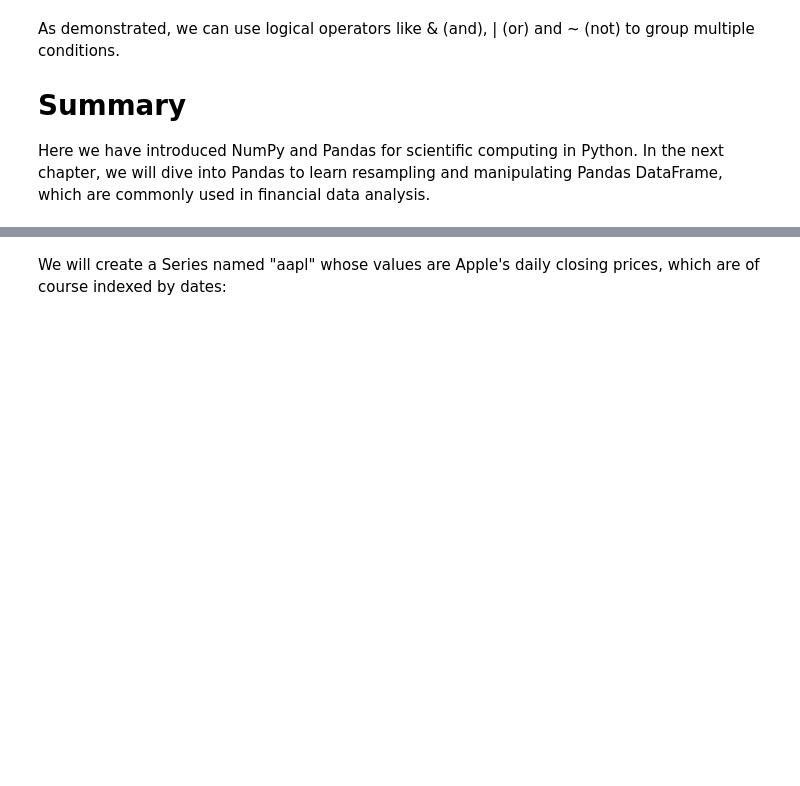
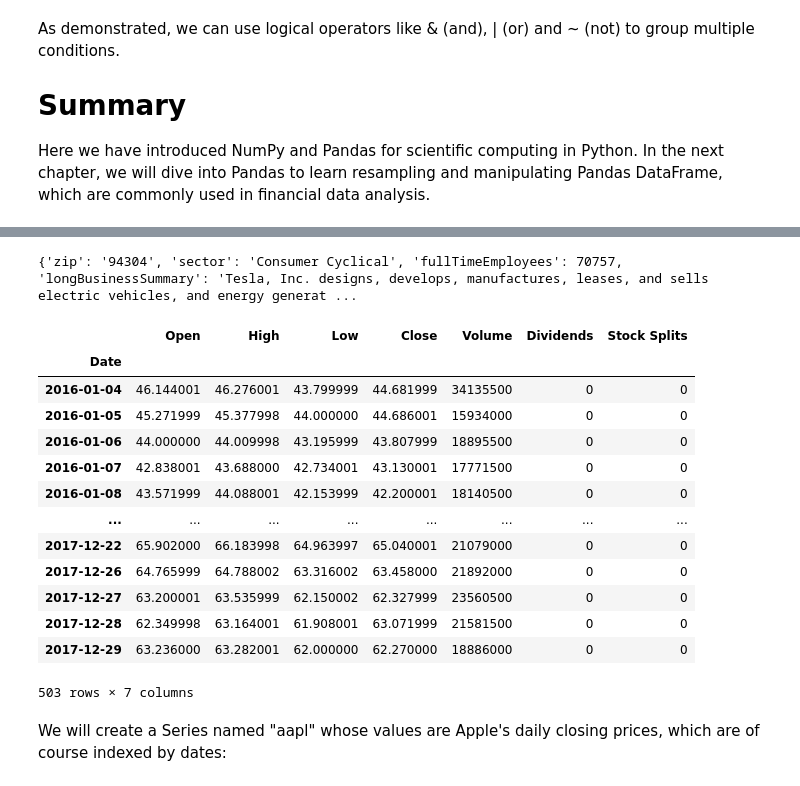
Before and after one commit to jebalseroo/AlgorithmsUN2021II, a Jupyter notebook: Lab 1/jebalseroo_QuanconnectTutortials.ipynb, the cells around one changed output, grey strips where cells are left out. Drawn from its saved outputs; the diff is of its cells as text; code cells hidden in the pictures; blank space fills up the shorter version.

```diff
--- a/Lab 1/jebalseroo_QuanconnectTutortials.ipynb
+++ b/Lab 1/jebalseroo_QuanconnectTutortials.ipynb
@@ -1039,4 +1598,31 @@ aapl_table
 503 rows × 7 columns
+# %%
+import yfinance as yf
+
+tsla = yf.Ticker("TSLA")
+
+# get stock info
+print(tsla.info)
+
+# get historical market data
+tsla_table = tsla.history(start="2016-01-01",  end="2017-12-31")
+tsla_table
+# %% [output]
+{'zip': '94304', 'sector': 'Consumer Cyclical', 'fullTimeEmployees': 70757, 'longBusinessSummary': 'Tesla, Inc. designs, develops, manufactures, leases, and sells electric vehicles, and energy generat ...
+|  | Open | High | Low | Close | Volume | Dividends | Stock Splits |
+| Date |  |  |  |  |  |  |  |
+| 2016-01-04 | 46.144001 | 46.276001 | 43.799999 | 44.681999 | 34135500 | 0 | 0 |
+| 2016-01-05 | 45.271999 | 45.377998 | 44.000000 | 44.686001 | 15934000 | 0 | 0 |
+| 2016-01-06 | 44.000000 | 44.009998 | 43.195999 | 43.807999 | 18895500 | 0 | 0 |
+| 2016-01-07 | 42.838001 | 43.688000 | 42.734001 | 43.130001 | 17771500 | 0 | 0 |
+| 2016-01-08 | 43.571999 | 44.088001 | 42.153999 | 42.200001 | 18140500 | 0 | 0 |
+| ... | ... | ... | ... | ... | ... | ... | ... |
+| 2017-12-22 | 65.902000 | 66.183998 | 64.963997 | 65.040001 | 21079000 | 0 | 0 |
+| 2017-12-26 | 64.765999 | 64.788002 | 63.316002 | 63.458000 | 21892000 | 0 | 0 |
+| 2017-12-27 | 63.200001 | 63.535999 | 62.150002 | 62.327999 | 23560500 | 0 | 0 |
+| 2017-12-28 | 62.349998 | 63.164001 | 61.908001 | 63.071999 | 21581500 | 0 | 0 |
+| 2017-12-29 | 63.236000 | 63.282001 | 62.000000 | 62.270000 | 18886000 | 0 | 0 |
+503 rows × 7 columns
 # %% [markdown]
 We will create a Series named "aapl" whose values are Apple's daily closing prices, which are of course indexed by dates:
 # %%
```
Also changed, not shown: parts of 139 cells of this notebook, 1 other file.
